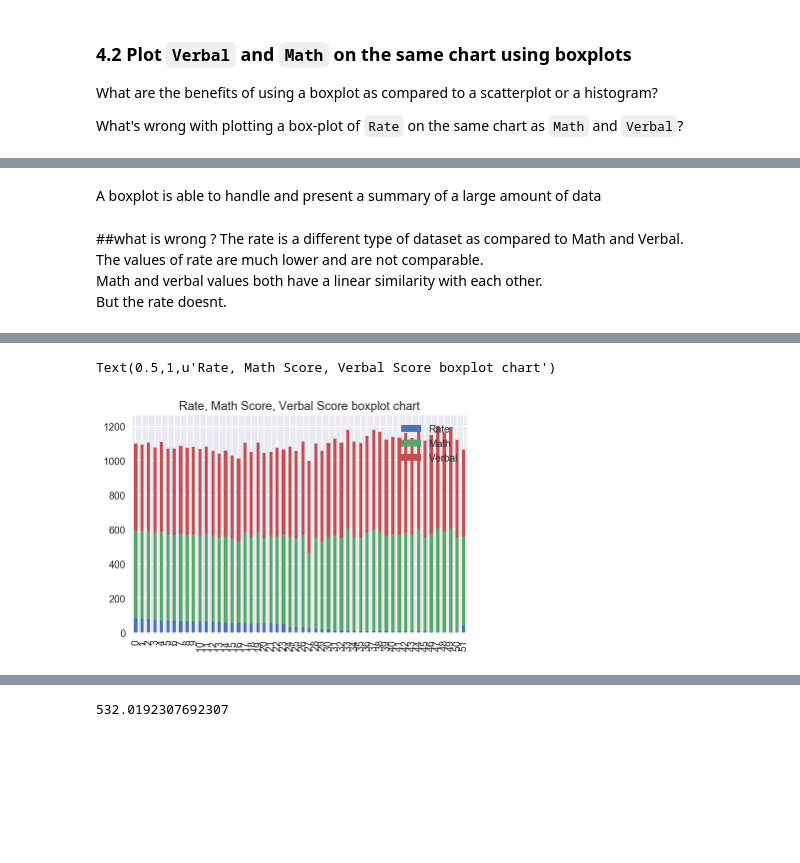
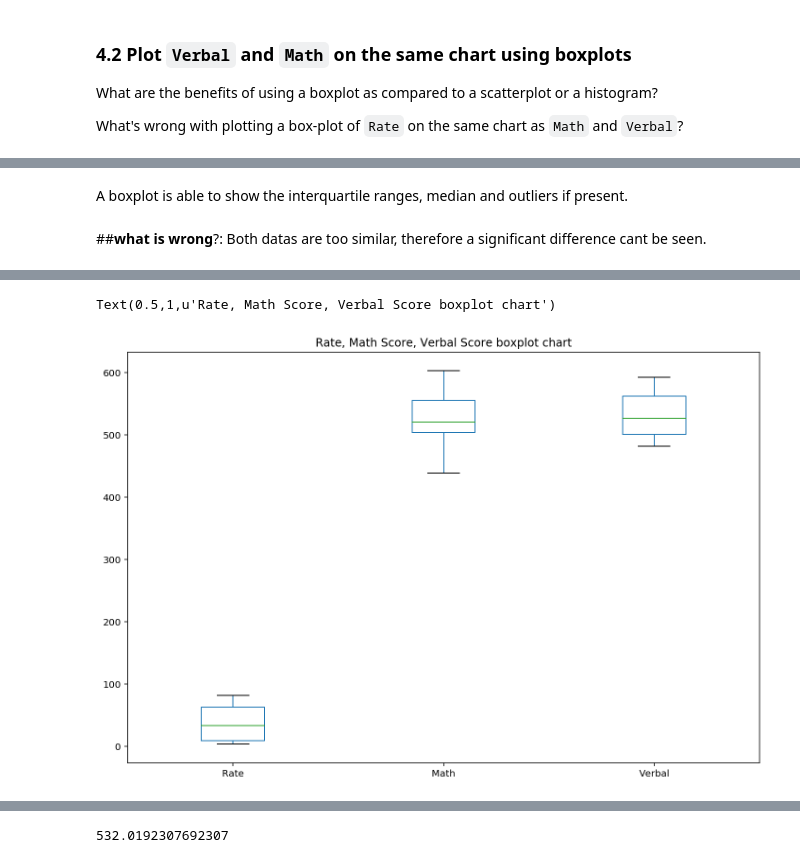
Before and after one commit to sathieswaran/ga_project01, a Jupyter notebook: project-02-v2-submission-sathies.ipynb, the cells around one changed output, grey strips where cells are left out. Cells and saved outputs as stored; diff of their text form; code cells hidden in the pictures; blank space fills up the shorter version.

```diff
--- a/project-02-v2-submission-sathies.ipynb
+++ b/project-02-v2-submission-sathies.ipynb
@@ -247,11 +260,8 @@ What's wrong with plotting a box-plot of `Rate` on the same chart as `Math` and
 # %% [markdown]
-A boxplot is able to handle and present a summary of a large amount of data
+A boxplot is able to show the interquartile ranges, median and outliers if present.
-# %% [markdown]
-##what is wrong ?
-The rate is a different type of dataset as compared to Math and Verbal.<br>
-The values of rate are much lower and are not comparable.<br>
-Math and verbal values both have a linear similarity with each other.<br>
-But the rate doesnt.<br>
+# %% [markdown]
+##**what is wrong**?:
+Both datas are too similar, therefore a significant difference cant be seen.
 # %% [markdown]
 <img src="http://imgur.com/xDpSobf.png" style="float: left; margin: 25px 15px 0px 0px; height: 25px">
 
@@ -259,11 +269,13 @@ But the rate doesnt.<br>
 
 Think about how you might change the variables so that they would make sense on the same chart. Explain your rationale for the choices on the chart. You should strive to make the chart as intuitive as possible.
 # %%
-a = spp.plot.bar(stacked=True)
+sh = df2[[ "Rate", "Math", "Verbal"]].copy()
+plt.figure(figsize=(12,8))
+a = sh.boxplot(grid=False)
 a.set_title("Rate, Math Score, Verbal Score boxplot chart")
 # %% [output]
 Text(0.5,1,u'Rate, Math Score, Verbal Score boxplot chart')
-[figure, old version]
+[figure, new version]
 # %% [markdown]
 <img src="http://imgur.com/l5NasQj.png" style="float: left; margin: 25px 15px 0px 0px; height: 25px">
 
```
Also changed, not shown: parts of 23 cells of this notebook.
